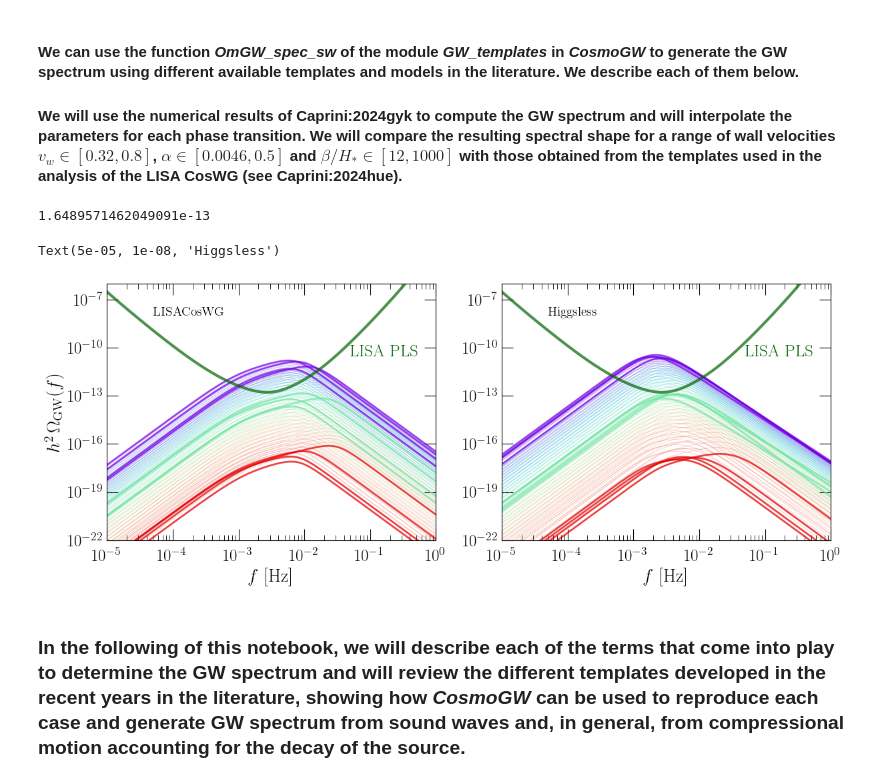
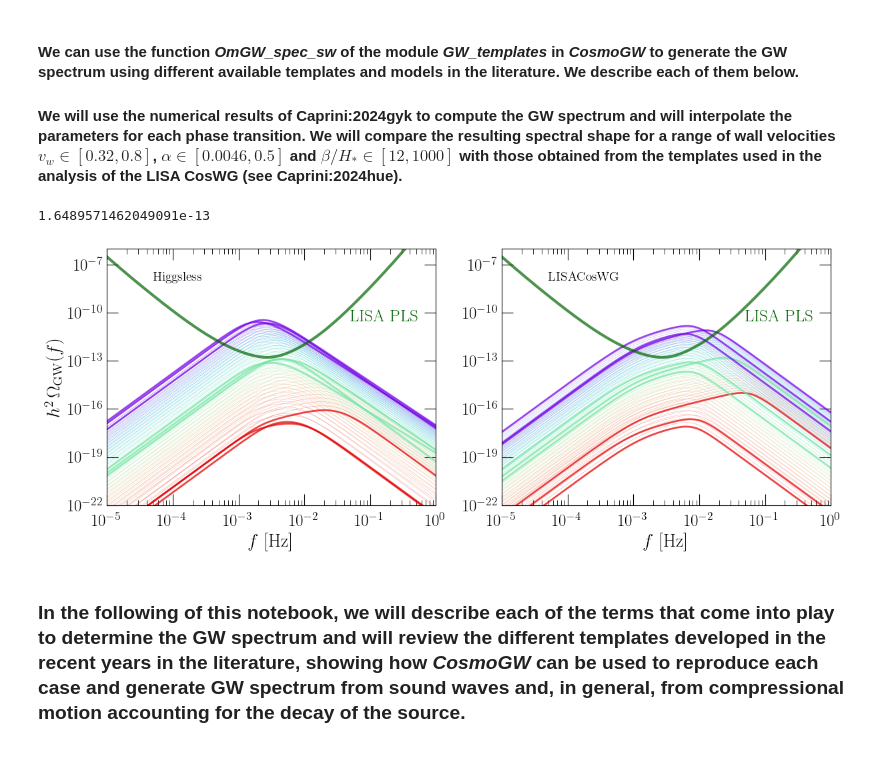
Before and after one commit to CosmoGW/CosmoGW, a Jupyter notebook: tutorials/GWs_sound-waves.ipynb, the cells around one changed output. Saved outputs shown, nothing was run; the diff lists cells and outputs as text; code cells hidden in the pictures.

```diff
--- a/tutorials/GWs_sound-waves.ipynb
+++ b/tutorials/GWs_sound-waves.ipynb
@@ -73,7 +74,7 @@ beta   = [12]
 alphas = np.logspace(np.log10(4.6e-3), np.log10(0.5),  30)
 vws    = np.linspace(0.1, .99, 50)
 
-vws = np.array([0.36, 0.52, 0.72, .8])
+vws = np.array([0.36, 0.6, .76])
 
 betas = [12, 100, 1000]
 
@@ -126,41 +127,42 @@ cols2 = tuple(component * darken_factor for component in cols2)
 cols = cmap(np.linspace(0, 1, len(val_alphas)))
 cols = tuple(component * darken_factor for component in cols)
 
 fig, axs = plt.subplots(1, 2, figsize=(14,5))
 
 for i in range(1, 2):
     if i == 0: ls='solid'
     if i == 1: ls='solid'
     if i == 2: ls='dotted'
     for j in range(0, len(alphas)):
         for l in range(0, len(vws)):
-            axs[0].loglog(freq[:, l, i]*2*np.pi, OmGW[:, l, j, i], color=cols2[j], ls=ls, lw=.5, alpha=0.3)
-            axs[1].loglog(freq3[:, l, i]*2*np.pi, OmGW3[:, l, j, i], color=cols2[j], ls=ls, lw=.5, alpha=0.3)
+            axs[1].loglog(freq[:, l, i]*2*np.pi, OmGW[:, l, j, i], color=cols2[j], ls=ls, lw=.5, alpha=0.3)
+            axs[0].loglog(freq3[:, l, i]*2*np.pi, OmGW3[:, l, j, i], color=cols2[j], ls=ls, lw=.5, alpha=0.3)
 
     for j in range(0, len(val_alphas)):
         for l in range(0, len(vws)):
-            axs[0].loglog(freq2[:, l, i]*2*np.pi, OmGW2[:, l, j, i], color=cols[j], ls=ls, lw=2, alpha=0.7)
-            axs[1].loglog(freq4[:, l, i]*2*np.pi, OmGW4[:, l, j, i], color=cols[j], ls=ls, lw=2, alpha=0.7)
+            axs[1].loglog(freq2[:, l, i]*2*np.pi, OmGW2[:, l, j, i], color=cols[j], ls=ls, lw=2, alpha=0.7)
+            axs[0].loglog(freq4[:, l, i]*2*np.pi, OmGW4[:, l, j, i], color=cols[j], ls=ls, lw=2, alpha=0.7)
 
 f_LISA, _, LISA_OmPLS = inte.read_sens(SNR=10, T=4)
 print(min(LISA_OmPLS))
 
 for j in [0, 1]:
     axs[j].plot(f_LISA, LISA_OmPLS, lw=3, alpha=.7, color='darkgreen')
     axs[j].set_xlim(1e-5, 1e0)
     axs[j].set_ylim(1e-22, 1e-6)
     axs[j].set_xlabel(r'$f$ [Hz]', fontsize=20)
     axs[j].tick_params(axis='x', labelsize=18)
     axs[j].tick_params(axis='y', labelsize=18)
     plot_sets.axes_lines(ax=axs[j])
     axs[j].text(5e-2, 3e-11, r'LISA PLS', color='darkgreen', fontsize=18)
 axs[0].set_ylabel(r'$h^2 \, \Omega_{\rm GW} (f)$', fontsize=20)
-axs[0].text(5e-5, 1e-8, r'LISACosWG', fontsize=14)
-axs[1].text(5e-5, 1e-8, r'Higgsless', fontsize=14)
+axs[1].text(5e-5, 1e-8, r'LISACosWG', fontsize=14)
+axs[0].text(5e-5, 1e-8, r'Higgsless', fontsize=14)
+
+plt.savefig('plots/GW_template_HL_vs_CosWG.pdf', bbox_inches='tight')
 # %% [output]
 1.6489571462049091e-13
-Text(5e-05, 1e-08, 'Higgsless')
-[figure, old version]
+[figure, new version]
 # %% [markdown]
 ### In the following of this notebook, we will describe each of the terms that come into play to determine the GW spectrum and will review the different templates developed in the recent years in the literature, showing how *CosmoGW* can be used to reproduce each case and generate GW spectrum from sound waves and, in general, from compressional motion accounting for the decay of the source.
 # %% [markdown]
```
Also changed, not shown: parts of 6 cells of this notebook.
